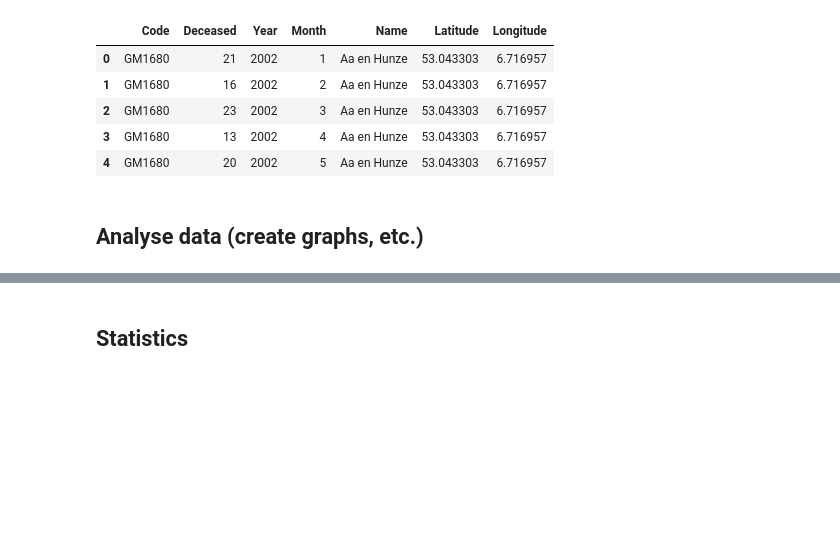
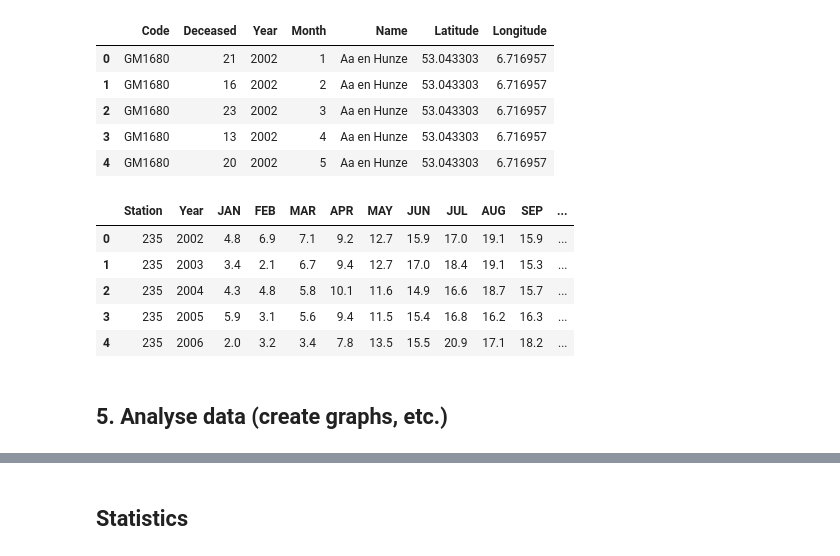
Before and after one commit to joost011/finalAssignment, a Jupyter notebook: main.ipynb, the cells around one changed output, grey strips where cells are left out. Drawn from its saved outputs; the diff is of its cells as text; code cells hidden in the pictures; blank space fills up the shorter version.

```diff
--- a/main.ipynb
+++ b/main.ipynb
@@ -272,5 +281,17 @@ mortality_township_df.head()
 | 2 | GM1680 | 23 | 2002 | 3 | Aa en Hunze | 53.043303 | 6.716957 |
 | 3 | GM1680 | 13 | 2002 | 4 | Aa en Hunze | 53.043303 | 6.716957 |
 | 4 | GM1680 | 20 | 2002 | 5 | Aa en Hunze | 53.043303 | 6.716957 |
+# %%
+# Merge temperature data frame with weather station coordinates
+temperature_coordinate_df = pd.merge(temperature_df, ws_coordinates_df, how='inner', on='Station')
+
+temperature_coordinate_df.head()
+# %% [output]
+|  | Station | Year | JAN | FEB | MAR | APR | MAY | JUN | JUL | AUG | SEP | ... |
+| 0 | 235 | 2002 | 4.8 | 6.9 | 7.1 | 9.2 | 12.7 | 15.9 | 17.0 | 19.1 | 15.9 | ... |
+| 1 | 235 | 2003 | 3.4 | 2.1 | 6.7 | 9.4 | 12.7 | 17.0 | 18.4 | 19.1 | 15.3 | ... |
+| 2 | 235 | 2004 | 4.3 | 4.8 | 5.8 | 10.1 | 11.6 | 14.9 | 16.6 | 18.7 | 15.7 | ... |
+| 3 | 235 | 2005 | 5.9 | 3.1 | 5.6 | 9.4 | 11.5 | 15.4 | 16.8 | 16.2 | 16.3 | ... |
+| 4 | 235 | 2006 | 2.0 | 3.2 | 3.4 | 7.8 | 13.5 | 15.5 | 20.9 | 17.1 | 18.2 | ... |
 # %% [markdown]
-## Analyse data (create graphs, etc.)
+## 5. Analyse data (create graphs, etc.)
```
Also changed, not shown: parts of 19 cells of this notebook, 10 other files.
